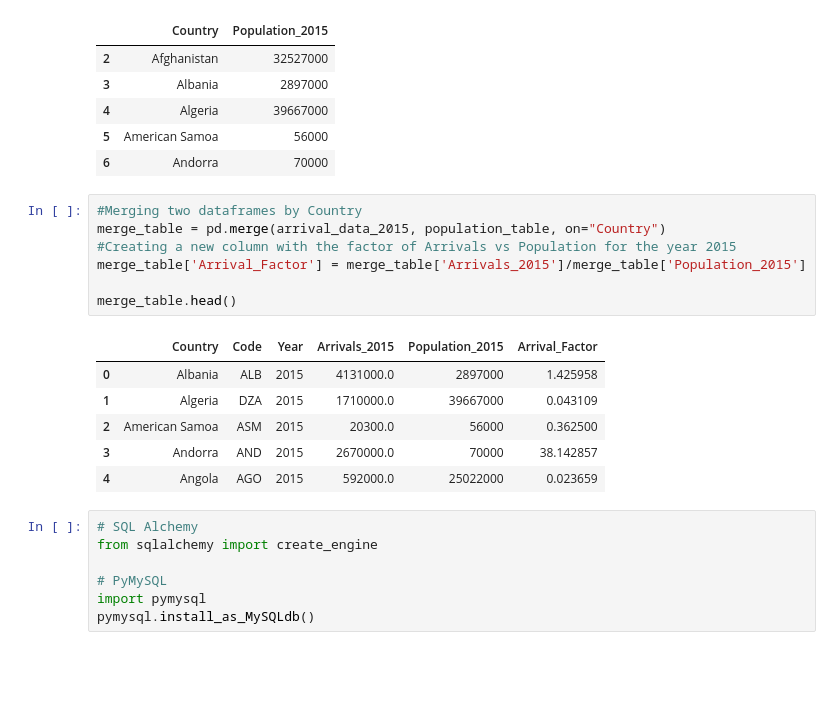
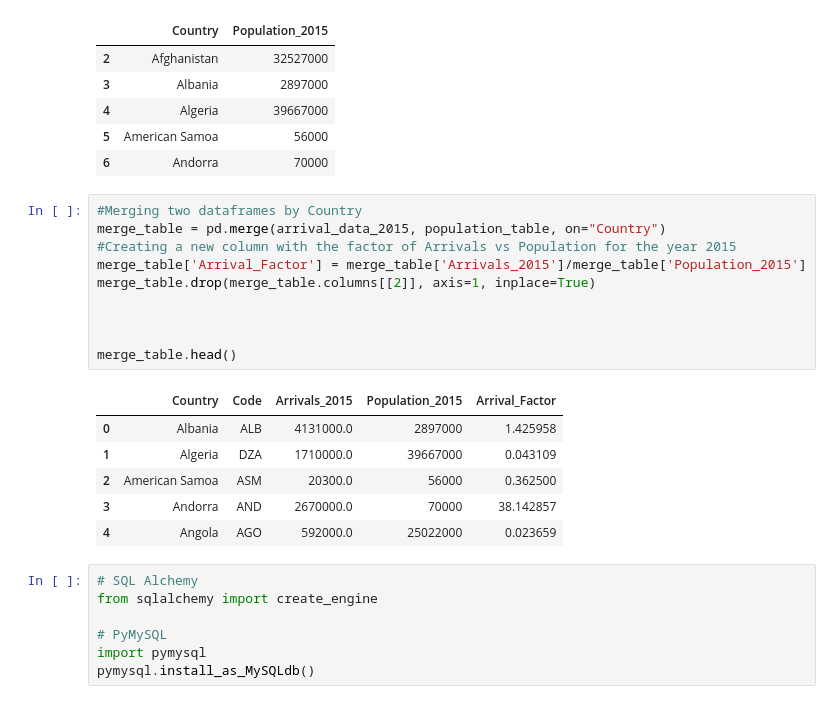
Before and after one commit to fubarroso/ETL_Project, a Jupyter notebook: ETL_Project.ipynb, the cells around one changed output. Drawn from its saved outputs; the diff is of its cells as text; blank space fills up the shorter version.

```diff
--- a/ETL_Project.ipynb
+++ b/ETL_Project.ipynb
@@ -83,17 +83,20 @@ population_table.head()
 # %%
 #Merging two dataframes by Country
 merge_table = pd.merge(arrival_data_2015, population_table, on="Country")
 #Creating a new column with the factor of Arrivals vs Population for the year 2015
 merge_table['Arrival_Factor'] = merge_table['Arrivals_2015']/merge_table['Population_2015']
+merge_table.drop(merge_table.columns[[2]], axis=1, inplace=True)
+
+
 
 merge_table.head()
 # %% [output]
-|  | Country | Code | Year | Arrivals_2015 | Population_2015 | Arrival_Factor |
-| 0 | Albania | ALB | 2015 | 4131000.0 | 2897000 | 1.425958 |
-| 1 | Algeria | DZA | 2015 | 1710000.0 | 39667000 | 0.043109 |
-| 2 | American Samoa | ASM | 2015 | 20300.0 | 56000 | 0.362500 |
-| 3 | Andorra | AND | 2015 | 2670000.0 | 70000 | 38.142857 |
-| 4 | Angola | AGO | 2015 | 592000.0 | 25022000 | 0.023659 |
+|  | Country | Code | Arrivals_2015 | Population_2015 | Arrival_Factor |
+| 0 | Albania | ALB | 4131000.0 | 2897000 | 1.425958 |
+| 1 | Algeria | DZA | 1710000.0 | 39667000 | 0.043109 |
+| 2 | American Samoa | ASM | 20300.0 | 56000 | 0.362500 |
+| 3 | Andorra | AND | 2670000.0 | 70000 | 38.142857 |
+| 4 | Angola | AGO | 592000.0 | 25022000 | 0.023659 |
 # %%
 # SQL Alchemy
 from sqlalchemy import create_engine
```
Also changed, not shown: parts of 1 cell of this notebook, 5 other files.
